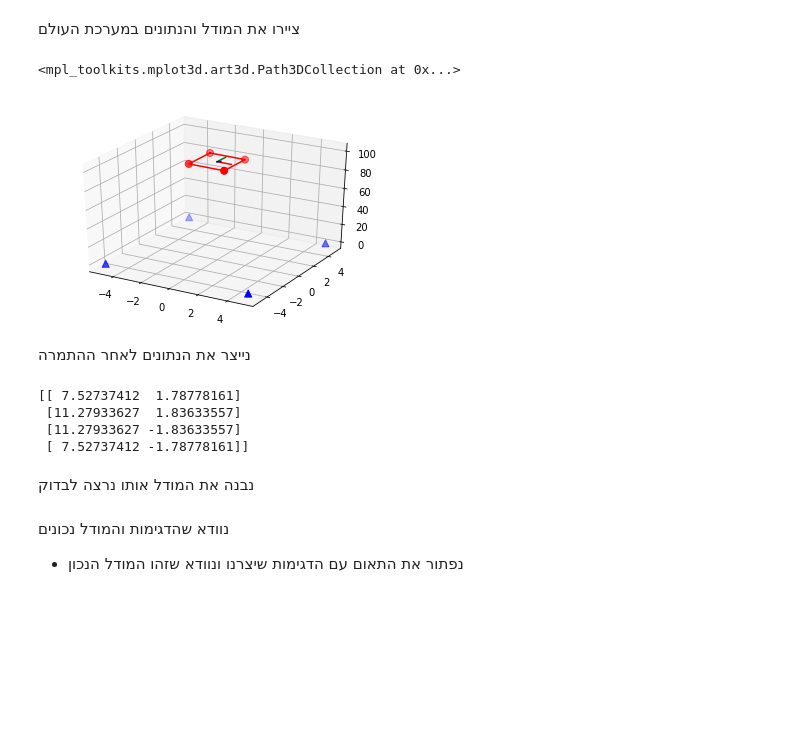
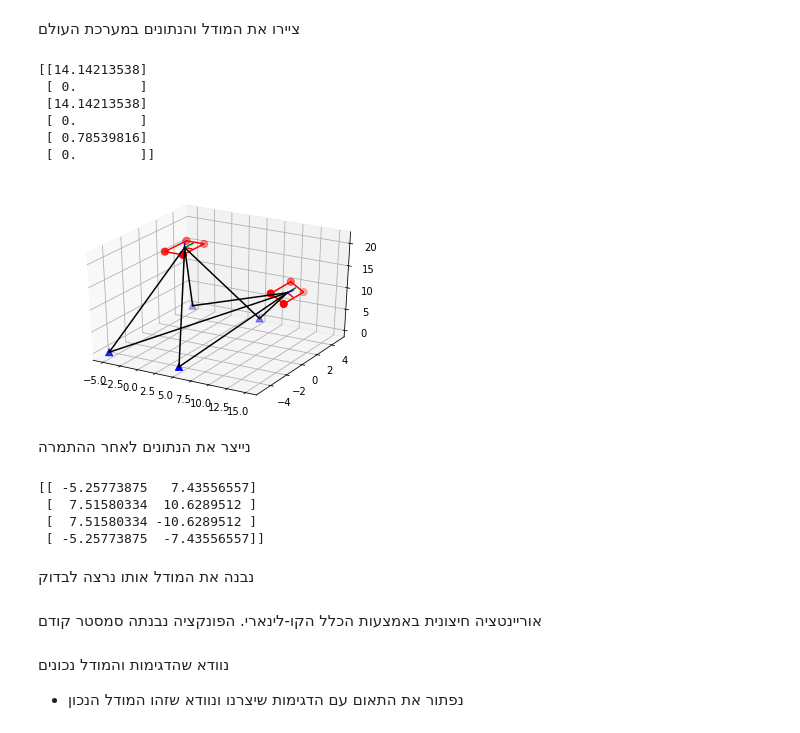
Before and after one commit to orenltr/Photo2, a Jupyter notebook: lab2.ipynb, the cells around one changed output. Cells and saved outputs as stored; diff of their text form; code cells hidden in the pictures; blank space fills up the shorter version.

```diff
--- a/lab2.ipynb
+++ b/lab2.ipynb
@@ -135,25 +136,42 @@ img2.exteriorOrientationParameters = np.array([[0, 0, Z, omega, phi, kappa]])
 # %% [markdown]
 ציירו את המודל והנתונים במערכת העולם
-# %%
-fig2 = plt.figure()
-ax = fig2.add_subplot(111, projection='3d')
-scale = 100
-# pv.drawOrientation(img2.RotationMatrix,img2.PerspectiveCenter,1,ax)
-# pv.drawImageFrame(sensor_size,sensor_size,img2.RotationMatrix,img2.PerspectiveCenter,camera1.focalLength,1,ax)
-img2.drawSingleImage(squere, scale, ax)
-ax.scatter(squere[:,0],squere[:,1],squere[:,2], c='b', s=50,marker='^')
-# %% [output]
-<mpl_toolkits.mplot3d.art3d.Path3DCollection at 0x...>
-[figure, removed]
+# %%
+# cancel the noise
+img1.exteriorOrientationParameters = np.array([[0, 0, 20, 0, 0, 0]])
+
+# define synthetic image
+imgS1 = SingleImage(camera1,'synthetic')
+azimuth = np.radians(0)
+phi = np.radians(45)
+kappa = np.radians(0)
+Z = 20
+imgS1.exteriorOrientationParameters = np.array([[0, 0, Z, azimuth, phi, kappa]])
+imgS1.exteriorOrientationParameters[0:3] = np.dot(imgS1.RotationMatrix,imgS1.PerspectiveCenter)
+
+fig2 = plt.figure()
+ax = fig2.add_subplot(111, projection='3d')
+img1.drawSingleImage(squere,100,ax,'yes')
+imgS1.drawSingleImage(squere,100,ax,'yes')
+ax.scatter(squere[:,0],squere[:,1],squere[:,2], c='b', s=50,marker='^')
+
+print(imgS1.exteriorOrientationParameters)
+# %% [output]
+[[14.14213538]
+ [ 0.        ]
+ [14.14213538]
+ [ 0.        ]
+ [ 0.78539816]
+ [ 0.        ]]
+[figure, added]
 # %% [markdown]
 נייצר את הנתונים לאחר ההתמרה
 # %%
-imagePoints2 = img2.GroundToImage(squere)
+imagePoints2 = imgS1.GroundToImage(squere)
 print(imagePoints2)
 # %% [output]
-[[ 7.52737412  1.78778161]
- [11.27933627  1.83633557]
- [11.27933627 -1.83633557]
- [ 7.52737412 -1.78778161]]
+[[ -5.25773875   7.43556557]
+ [  7.51580334  10.6289512 ]
+ [  7.51580334 -10.6289512 ]
+ [ -5.25773875  -7.43556557]]
 # %% [markdown]
 נבנה את המודל אותו נרצה לבדוק
@@ -162,3 +178,5 @@ print(imagePoints2)
+# %% [markdown]
+אוריינטציה חיצונית באמצעות הכלל הקו-לינארי. הפונקציה נבנתה סמסטר קודם
 # %% [markdown]
 נוודא שהדגימות והמודל נכונים
 
```
Also changed, not shown: parts of 15 cells of this notebook.
